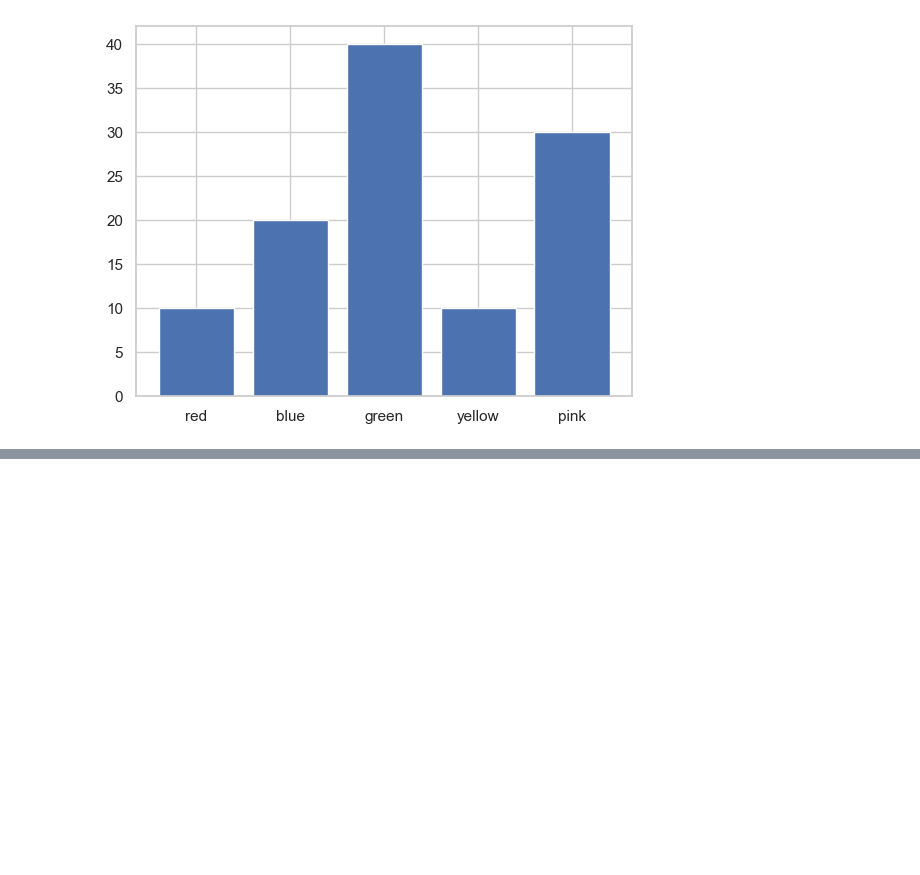
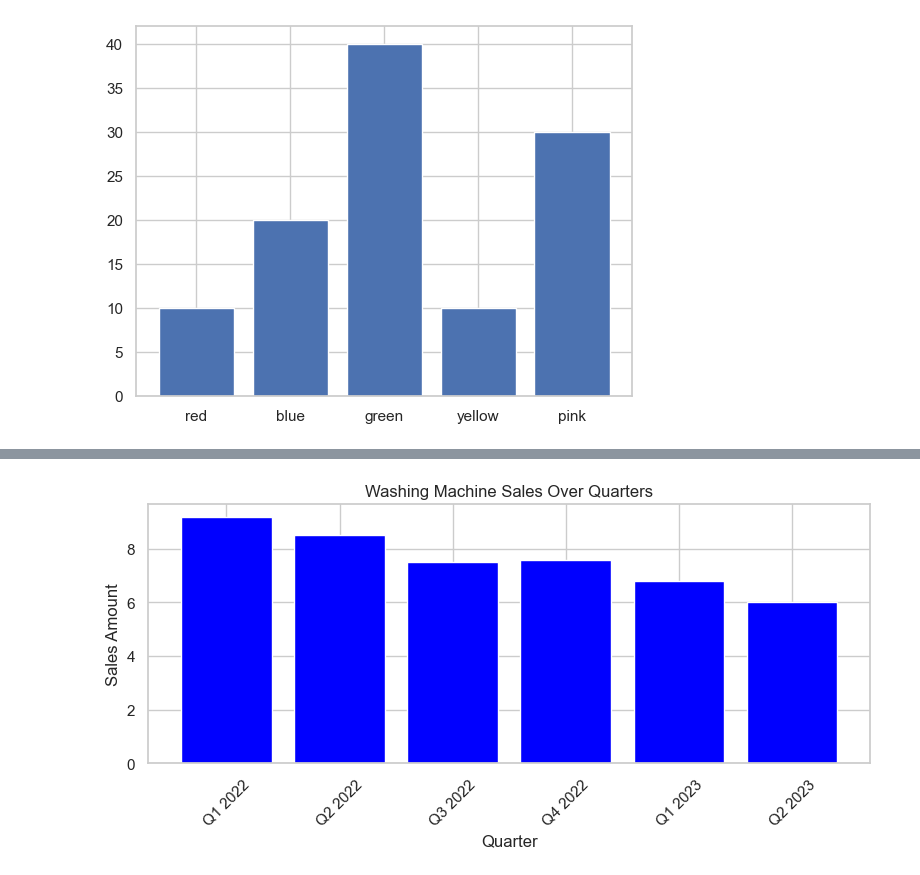
Before and after one commit to redwanhasan07208212/python-basic, a Jupyter notebook: Class_8/matplot.ipynb, the cells around one changed output, grey strips where cells are left out. Cells and saved outputs as stored; diff of their text form; code cells hidden in the pictures; blank space fills up the shorter version.

```diff
--- a/Class_8/matplot.ipynb
+++ b/Class_8/matplot.ipynb
@@ -268,0 +286,12 @@ plt.bar(colors,children)
+# %%
+plt.figure(figsize=(8, 4))
+plt.bar(data1['Quarter'], data1['Washing Machine'], color='blue')
+
+plt.xlabel("Quarter")
+plt.ylabel("Sales Amount")
+plt.title("Washing Machine Sales Over Quarters")
+plt.xticks(rotation=45)
+plt.tight_layout()
+plt.show()
+# %% [output]
+[figure, added]
```
Also changed, not shown: parts of 6 cells of this notebook, 1 other file.
